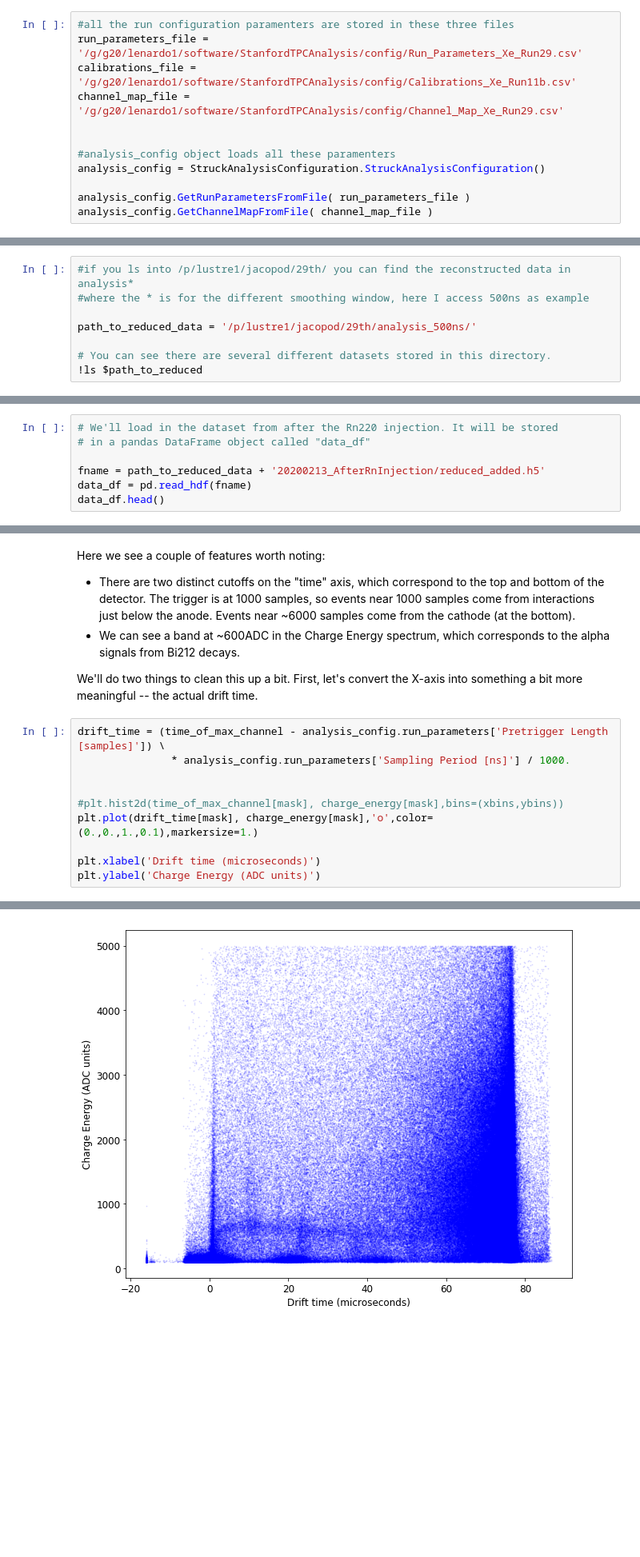
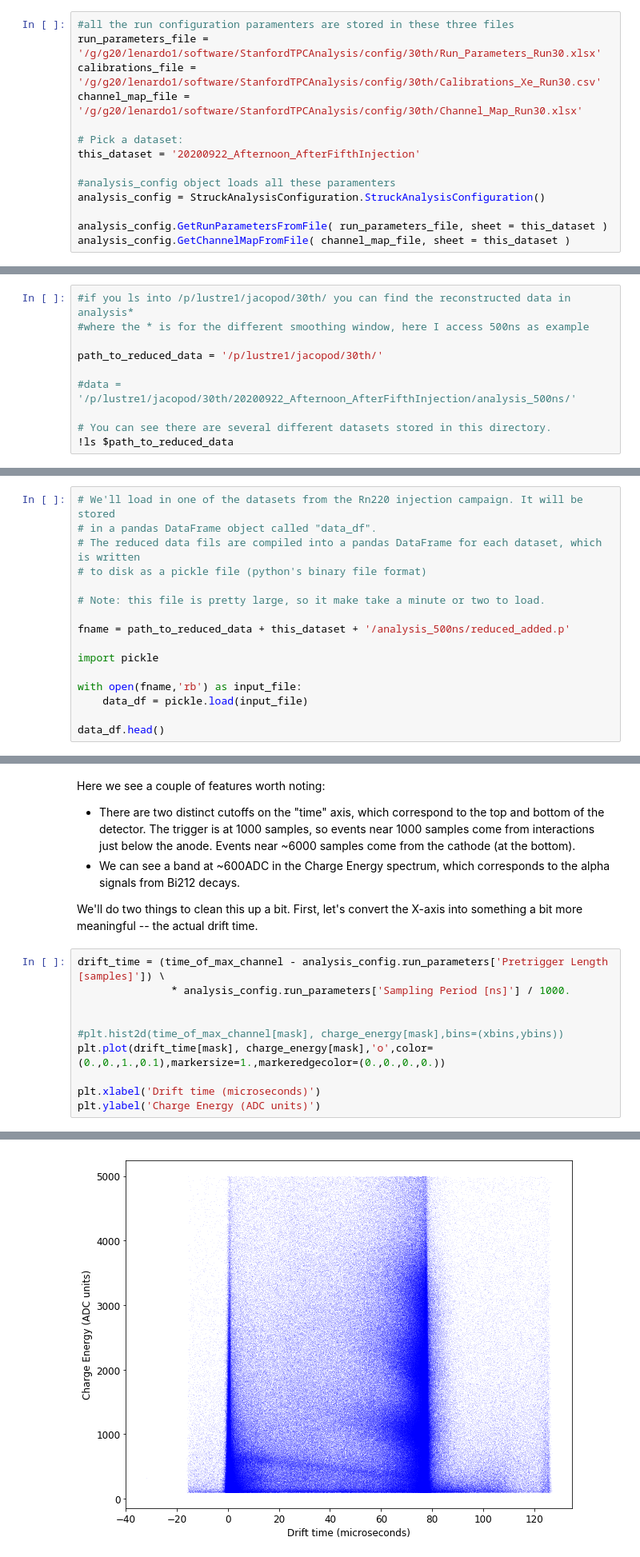
Before and after one commit to nEXO-collaboration/TMSAnalysis, a Jupyter notebook: StanfordTPCAnalysis Tutorial.ipynb, the cells around one changed output, grey strips where cells are left out. Shown at 80% size. Cells and saved outputs as stored; diff of their text form; blank space fills up the shorter version.

Commit message:
Update to tutorial, and updates to calibrations. Also added code to sum SiPM waveforms.

```diff
--- a/StanfordTPCAnalysis Tutorial.ipynb
+++ b/StanfordTPCAnalysis Tutorial.ipynb
@@ -97,16 +97,18 @@ from StanfordTPCAnalysis.WaveformAnalysis import Waveform
 The `StruckAnalysisConfiguration` class organizes all the metadata from each run. Below we show how to load in the RunParameters and ChannelMap information, which may be useful during analysis.
 # %%
 #all the run configuration paramenters are stored in these three files
-run_parameters_file = '/g/g20/lenardo1/software/StanfordTPCAnalysis/config/Run_Parameters_Xe_Run29.csv'
-calibrations_file = '/g/g20/lenardo1/software/StanfordTPCAnalysis/config/Calibrations_Xe_Run11b.csv'
-channel_map_file = '/g/g20/lenardo1/software/StanfordTPCAnalysis/config/Channel_Map_Xe_Run29.csv'
+run_parameters_file = '/g/g20/lenardo1/software/StanfordTPCAnalysis/config/30th/Run_Parameters_Run30.xlsx'
+calibrations_file = '/g/g20/lenardo1/software/StanfordTPCAnalysis/config/30th/Calibrations_Xe_Run30.csv'
+channel_map_file = '/g/g20/lenardo1/software/StanfordTPCAnalysis/config/30th/Channel_Map_Run30.xlsx'
 
+# Pick a dataset:
+this_dataset = '20200922_Afternoon_AfterFifthInjection'
 
 #analysis_config object loads all these paramenters
 analysis_config = StruckAnalysisConfiguration.StruckAnalysisConfiguration()
 
-analysis_config.GetRunParametersFromFile( run_parameters_file )
-analysis_config.GetChannelMapFromFile( channel_map_file )
+analysis_config.GetRunParametersFromFile( run_parameters_file, sheet = this_dataset )
+analysis_config.GetChannelMapFromFile( channel_map_file, sheet = this_dataset )
 # %% [markdown]
 
 ### Run parameters:
@@ -169,11 +173,13 @@ analysis_config.channel_map.head(n=32)
 
 The reduced (a.k.a. "processed") data are stored in `pandas.DataFrame` objects, which are in turn either stored in `HDF5` or `pickle` files. In this example, we'll use data from Run29, which are stored in `HDF5` file format and can be retrieved using the `pandas.read_hdf` method.
 # %%
-#if you ls into /p/lustre1/jacopod/29th/ you can find the reconstructed data in analysis*
+#if you ls into /p/lustre1/jacopod/30th/ you can find the reconstructed data in analysis*
 #where the * is for the different smoothing window, here I access 500ns as example
 
-path_to_reduced_data = '/p/lustre1/jacopod/29th/analysis_500ns/'
+path_to_reduced_data = '/p/lustre1/jacopod/30th/'
+
+#data = '/p/lustre1/jacopod/30th/20200922_Afternoon_AfterFifthInjection/analysis_500ns/'
 
 # You can see there are several different datasets stored in this directory.
-!ls $path_to_reduced
+!ls $path_to_reduced_data
 # %% [output]
@@ -185,7 +201,0 @@ OldFiles       README.md        TMSUtilities
-# %%
-# We'll load in the dataset from after the Rn220 injection. It will be stored
-# in a pandas DataFrame object called "data_df"
-
-fname = path_to_reduced_data + '20200213_AfterRnInjection/reduced_added.h5'
-data_df = pd.read_hdf(fname)
-data_df.head()
@@ -199,0 +202,16 @@ data_df.head()
+# %%
+# We'll load in one of the datasets from the Rn220 injection campaign. It will be stored
+# in a pandas DataFrame object called "data_df".
+# The reduced data fils are compiled into a pandas DataFrame for each dataset, which is written
+# to disk as a pickle file (python's binary file format)
+
+# Note: this file is pretty large, so it make take a minute or two to load.
+
+fname = path_to_reduced_data + this_dataset + '/analysis_500ns/reduced_added.p'
+
+import pickle
+
+with open(fname,'rb') as input_file:
+    data_df = pickle.load(input_file)
+
+data_df.head()
@@ -267,16 +293,16 @@ We'll do two things to clean this up a bit. First, let's convert the X-axis into
 # %%
 drift_time = (time_of_max_channel - analysis_config.run_parameters['Pretrigger Length [samples]']) \
                * analysis_config.run_parameters['Sampling Period [ns]'] / 1000.
 
 
 #plt.hist2d(time_of_max_channel[mask], charge_energy[mask],bins=(xbins,ybins))
-plt.plot(drift_time[mask], charge_energy[mask],'o',color=(0.,0.,1.,0.1),markersize=1.)
+plt.plot(drift_time[mask], charge_energy[mask],'o',color=(0.,0.,1.,0.1),markersize=1.,markeredgecolor=(0.,0.,0.,0.))
 
 plt.xlabel('Drift time (microseconds)')
 plt.ylabel('Charge Energy (ADC units)')
 # %% [output]
 Text(0, 0.5, 'Charge Energy (ADC units)')
-[figure, old version]
+[figure, new version]
 # %% [markdown]
 Next, we can select events where the charge is only on one or two channels. This should be the case for most alpha events, since the ionization is so localized.
 # %%
```
Also changed, not shown: parts of 10 cells of this notebook, 6 other files.
